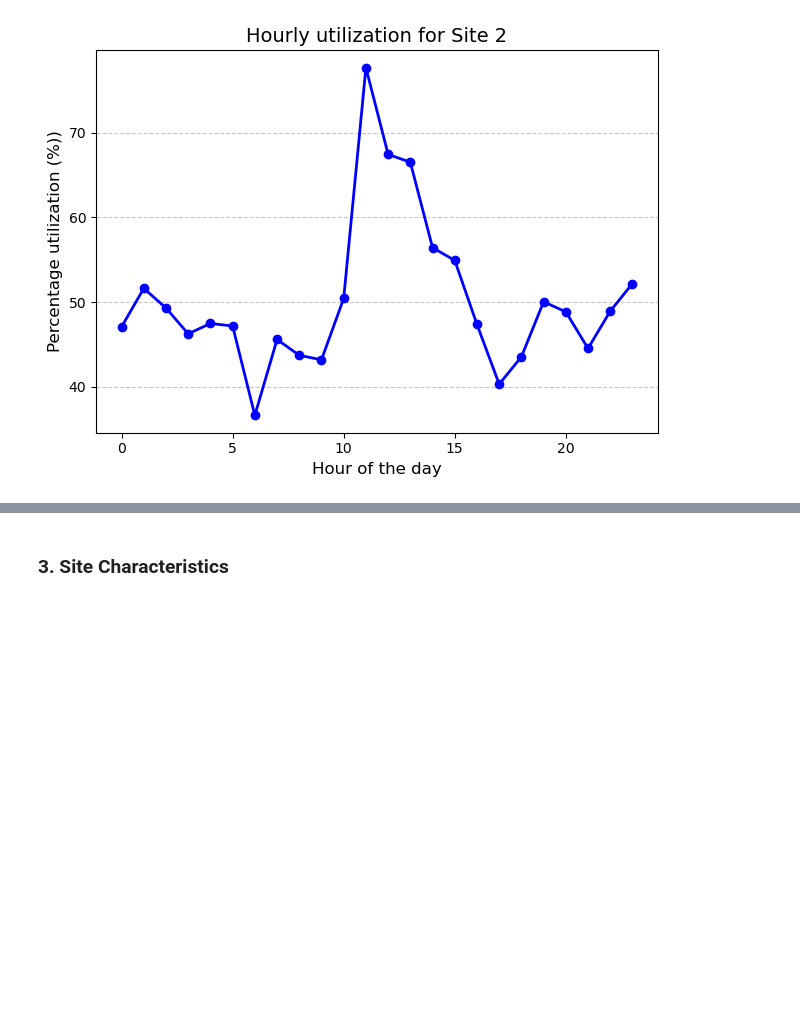
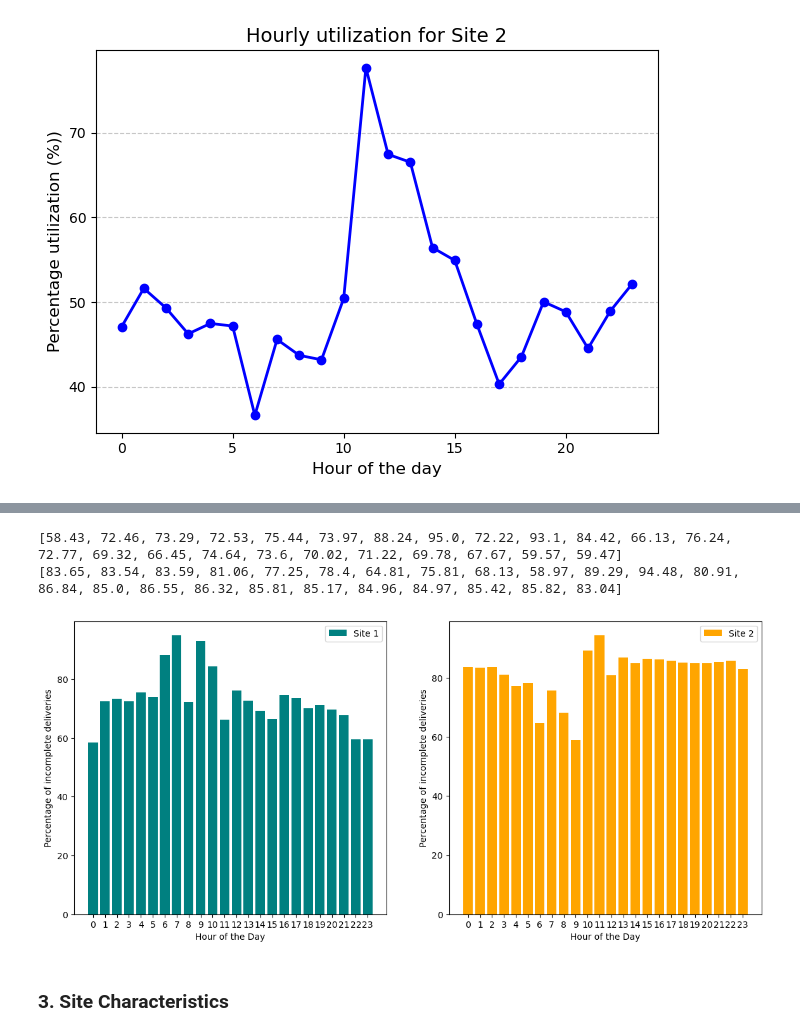
Before and after one commit to angfe/TheOptimizers, a Jupyter notebook: 02_Descriptive_Analytics.ipynb, the cells around one changed output, grey strips where cells are left out. Drawn from its saved outputs; the diff is of its cells as text; code cells hidden in the pictures; blank space fills up the shorter version.

```diff
--- a/02_Descriptive_Analytics.ipynb
+++ b/02_Descriptive_Analytics.ipynb
@@ -307,3 +352,47 @@ for site in site_ids:
+# %%
+# An incomplete delivery is defined by a session that delivered less energy than requested,
+# although driver disconnected after charging was done
+def underDeliveredToList(df):
+    percentageList = []
+    for i in range(24):
+        hour = filterSessionsByHour(i, df)
+        imcompleteSess = hour[(hour['kWhDelivered'] < hour['kWhRequested']) & (hour['disconnectTime'] >= hour['doneChargingTime']) ]
+        percentage = round(len(imcompleteSess) / len(hour) * 100,2)
+        percentageList.append(percentage)
+    return percentageList
+
+
+incompleteDelivery_site1 = underDeliveredToList(site1_sessions)
+incompleteDelivery_site2 = underDeliveredToList(site2_sessions)
+
+print(incompleteDelivery_site1)
+print(incompleteDelivery_site2)
+
+hours = range(24)
+y_1 = np.array(incompleteDelivery_site1)
+y_2 = np.array(incompleteDelivery_site2)
+
+plt.figure(figsize=(14, 6))
+
+plt.subplot(1, 2, 1)
+plt.bar(hours, y_1, color = "teal", label='Site 1')
+plt.xticks(range(24), labels=range(24))
+plt.xlabel("Hour of the Day")
+plt.ylabel("Percentage of incomplete deliveries")
+plt.legend()
+
+plt.subplot(1, 2, 2)
+plt.bar(hours, y_2, color = "orange", label='Site 2')
+plt.xticks(range(24), labels=range(24))
+plt.xlabel("Hour of the Day")
+plt.ylabel("Percentage of incomplete deliveries")
+
+plt.legend()
+plt.show()
+# %% [output]
+[58.43, 72.46, 73.29, 72.53, 75.44, 73.97, 88.24, 95.0, 72.22, 93.1, 84.42, 66.13, 76.24, 72.77, 69.32, 66.45, 74.64, 73.6, 70.02, 71.22, 69.78, 67.67, 59.57, 59.47]
+[83.65, 83.54, 83.59, 81.06, 77.25, 78.4, 64.81, 75.81, 68.13, 58.97, 89.29, 94.48, 80.91, 86.84, 85.0, 86.55, 86.32, 85.81, 85.17, 84.96, 84.97, 85.42, 85.82, 83.04]
+[figure, added]
 # %% [markdown]
 ### 3. Site Characteristics
 # %%
```
Also changed, not shown: parts of 5 cells of this notebook, 1 other file.
